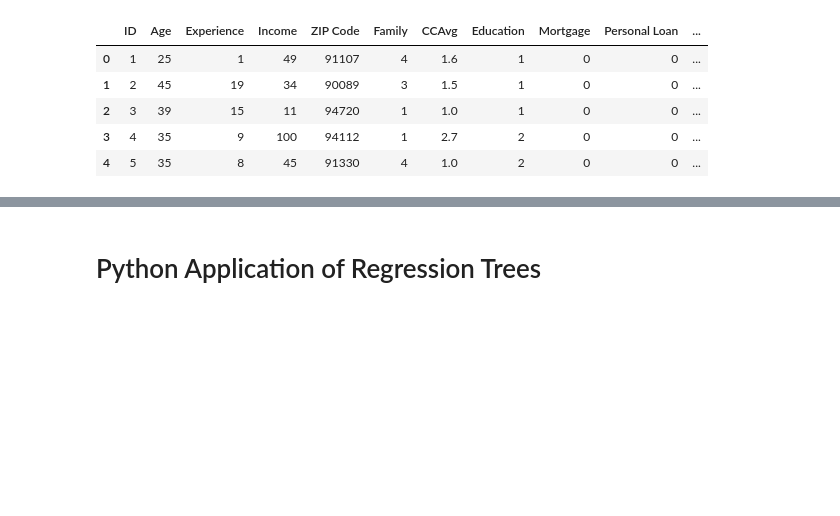
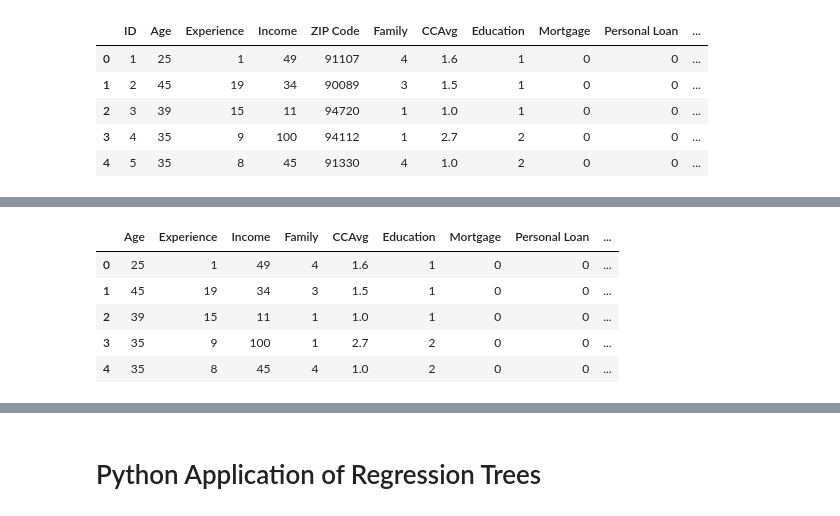
Before and after one commit to richlim16/SVM-Regression-Trees, a Jupyter notebook: Topic_Linear_SVM,_Non_Linear_SVM,_Regression_Trees_.ipynb, the cells around one changed output, grey strips where cells are left out. Drawn from its saved outputs; the diff is of its cells as text; code cells hidden in the pictures; blank space fills up the shorter version.

```diff
--- a/Topic_Linear_SVM,_Non_Linear_SVM,_Regression_Trees_.ipynb
+++ b/Topic_Linear_SVM,_Non_Linear_SVM,_Regression_Trees_.ipynb
@@ -133,0 +153,11 @@ df.head()
+# %%
+# Dropping ID and ZIP Code columns from the dataset
+df1 = df.drop(["ID","ZIP Code"], axis = 1)
+df1.head()
+# %% [output]
+|  | Age | Experience | Income | Family | CCAvg | Education | Mortgage | Personal Loan | ... |
+| 0 | 25 | 1 | 49 | 4 | 1.6 | 1 | 0 | 0 | ... |
+| 1 | 45 | 19 | 34 | 3 | 1.5 | 1 | 0 | 0 | ... |
+| 2 | 39 | 15 | 11 | 1 | 1.0 | 1 | 0 | 0 | ... |
+| 3 | 35 | 9 | 100 | 1 | 2.7 | 2 | 0 | 0 | ... |
+| 4 | 35 | 8 | 45 | 4 | 1.0 | 2 | 0 | 0 | ... |
```
Also changed, not shown: parts of 3 cells of this notebook.
